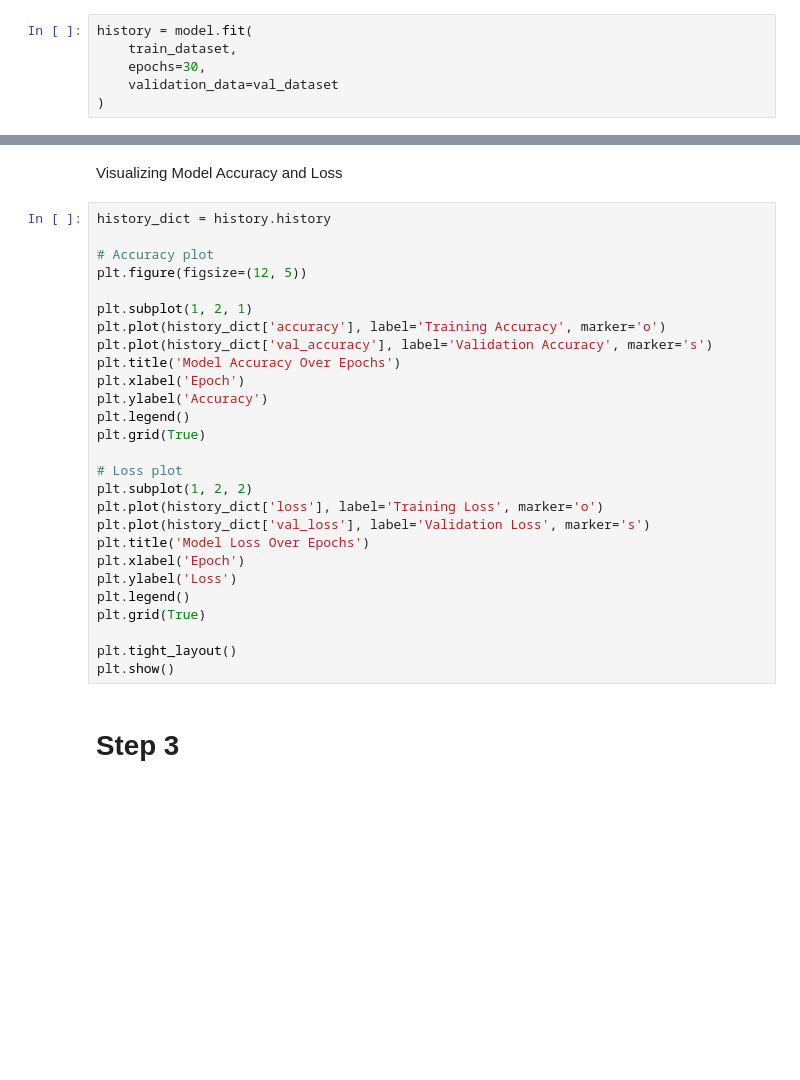
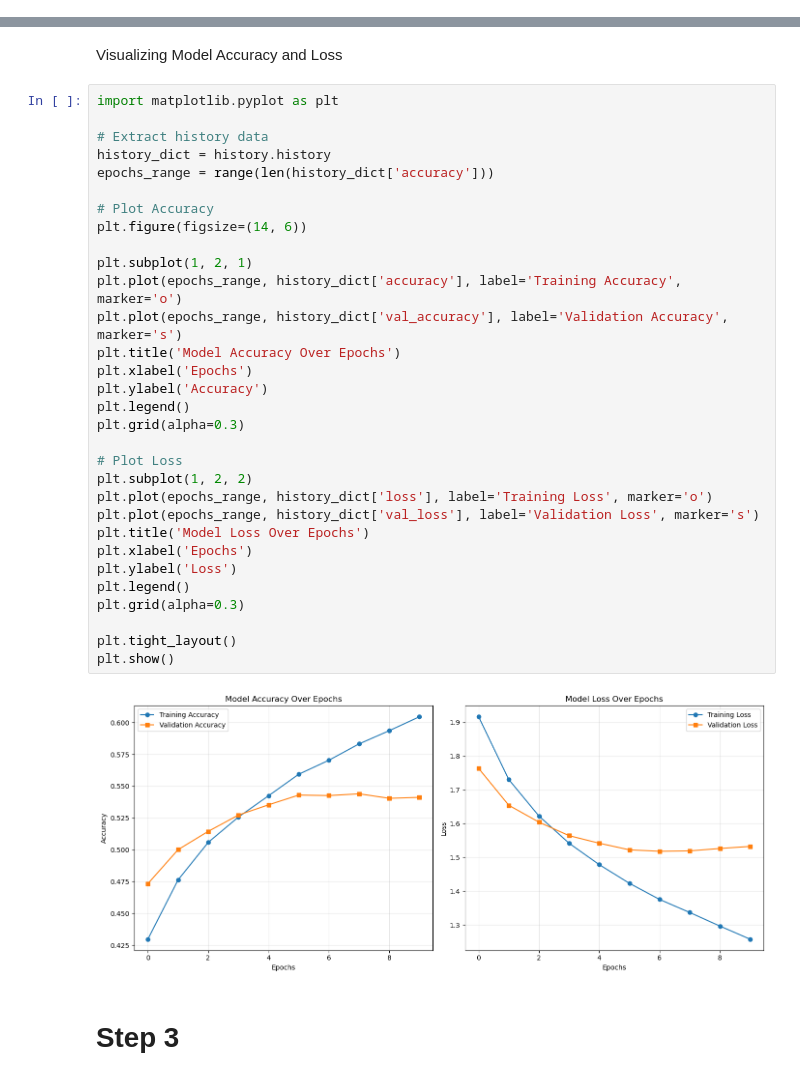
Before and after one commit to itoshiyanazawa/rnn_project, a Jupyter notebook: main.ipynb, the cells around one changed output, grey strips where cells are left out. Drawn from its saved outputs; the diff is of its cells as text; blank space fills up the shorter version.

```diff
--- a/main.ipynb
+++ b/main.ipynb
@@ -211,8 +245,2 @@ print("✅ Validation batches:", len(val_dataset))
 # %% [markdown]
 Training the Model
-# %%
-history = model.fit(
-    train_dataset,
-    epochs=30,
-    validation_data=val_dataset
-)
@@ -222,32 +295,38 @@ Epoch 1/30
 # %% [markdown]
 Visualizing Model Accuracy and Loss
 # %%
+import matplotlib.pyplot as plt
+
+# Extract history data
 history_dict = history.history
+epochs_range = range(len(history_dict['accuracy']))
 
-# Accuracy plot
-plt.figure(figsize=(12, 5))
+# Plot Accuracy
+plt.figure(figsize=(14, 6))
 
 plt.subplot(1, 2, 1)
-plt.plot(history_dict['accuracy'], label='Training Accuracy', marker='o')
-plt.plot(history_dict['val_accuracy'], label='Validation Accuracy', marker='s')
+plt.plot(epochs_range, history_dict['accuracy'], label='Training Accuracy', marker='o')
+plt.plot(epochs_range, history_dict['val_accuracy'], label='Validation Accuracy', marker='s')
 plt.title('Model Accuracy Over Epochs')
-plt.xlabel('Epoch')
+plt.xlabel('Epochs')
 plt.ylabel('Accuracy')
 plt.legend()
-plt.grid(True)
+plt.grid(alpha=0.3)
 
-# Loss plot
+# Plot Loss
 plt.subplot(1, 2, 2)
-plt.plot(history_dict['loss'], label='Training Loss', marker='o')
-plt.plot(history_dict['val_loss'], label='Validation Loss', marker='s')
+plt.plot(epochs_range, history_dict['loss'], label='Training Loss', marker='o')
+plt.plot(epochs_range, history_dict['val_loss'], label='Validation Loss', marker='s')
 plt.title('Model Loss Over Epochs')
-plt.xlabel('Epoch')
+plt.xlabel('Epochs')
 plt.ylabel('Loss')
 plt.legend()
-plt.grid(True)
+plt.grid(alpha=0.3)
 
 plt.tight_layout()
 plt.show()
+# %% [output]
+[figure, added]
 # %% [markdown]
 # Step 3
 # %% [markdown]
```
Also changed, not shown: parts of 18 cells of this notebook.
